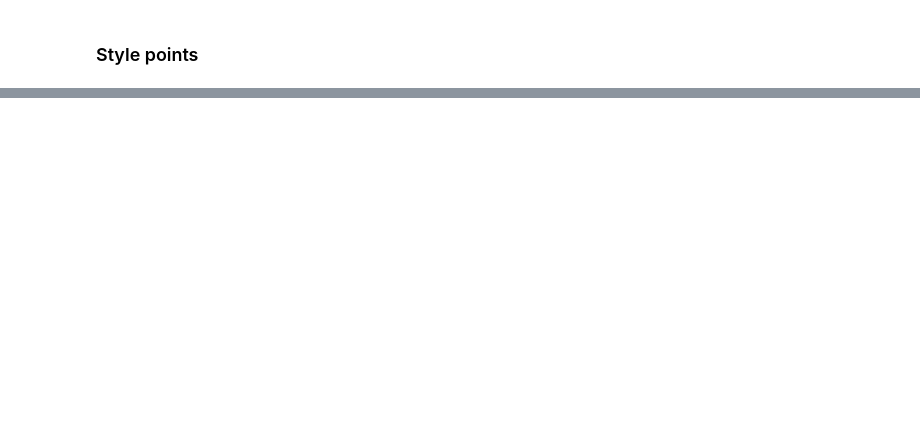
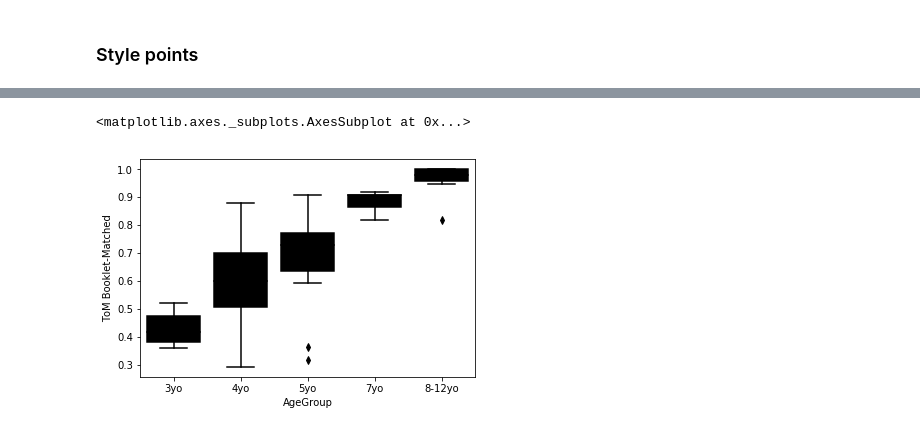
Before and after one commit to neurodatascience/NeuroDataSci-course-2019, a Jupyter notebook: content/day4/AM/DataViz.ipynb, the cells around one changed output, grey strips where cells are left out. Cells and saved outputs as stored; diff of their text form; code cells hidden in the pictures; blank space fills up the shorter version.

```diff
--- a/content/day4/AM/DataViz.ipynb
+++ b/content/day4/AM/DataViz.ipynb
@@ -377,0 +396,15 @@ g.get_figure().savefig('/home/users/jvogel/git/NeuroDataSci-course-2019/content/
+# %%
+## try uncommenting one of these lines at a time to see how the
+## graph changes
+
+sns.boxplot(x='AgeGroup',
+            y = 'ToM Booklet-Matched',
+            data = pheno[pheno.AgeGroup!='Adult'],
+            order = order,
+            #palette = 'Greens_d'
+            #palette = 'spectral',
+            #color = 'black'
+           )
+# %% [output]
+<matplotlib.axes._subplots.AxesSubplot at 0x...>
+[figure, added]
```
Also changed, not shown: parts of 19 cells of this notebook.
